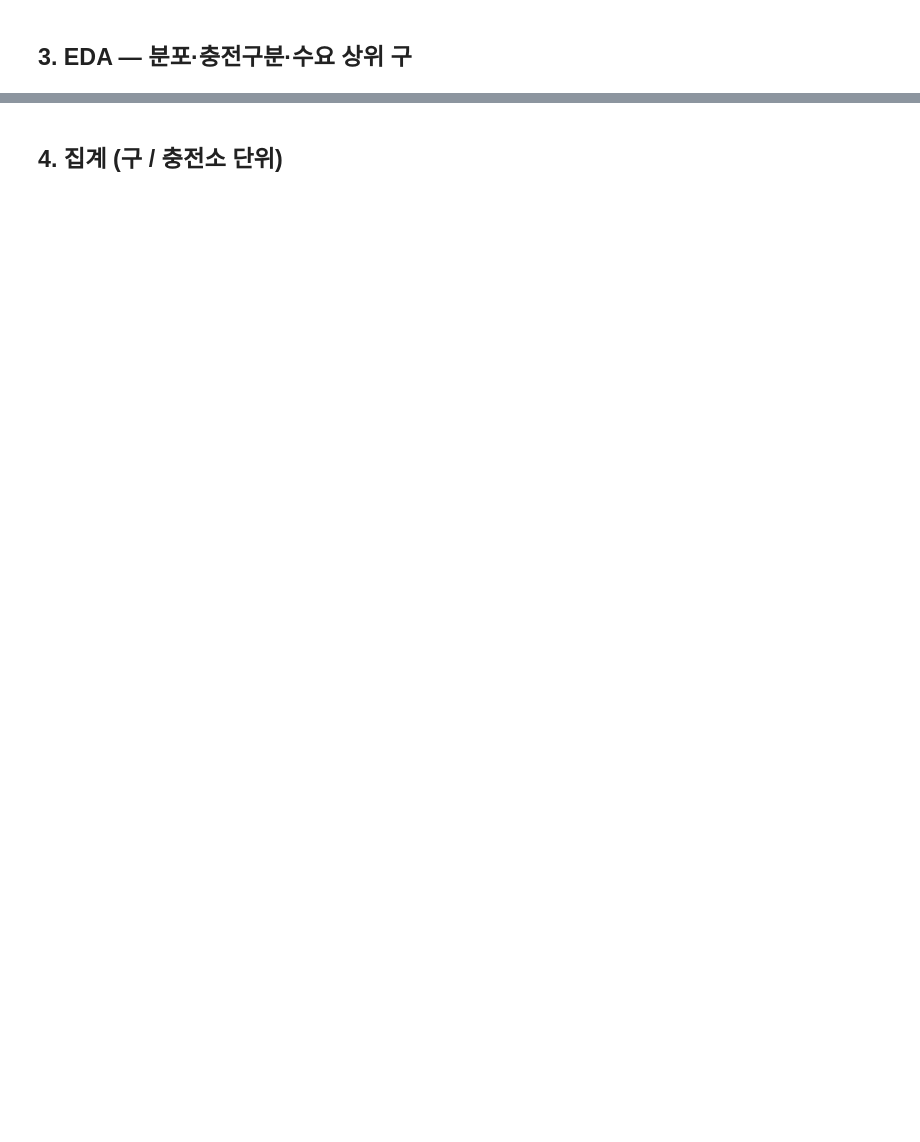
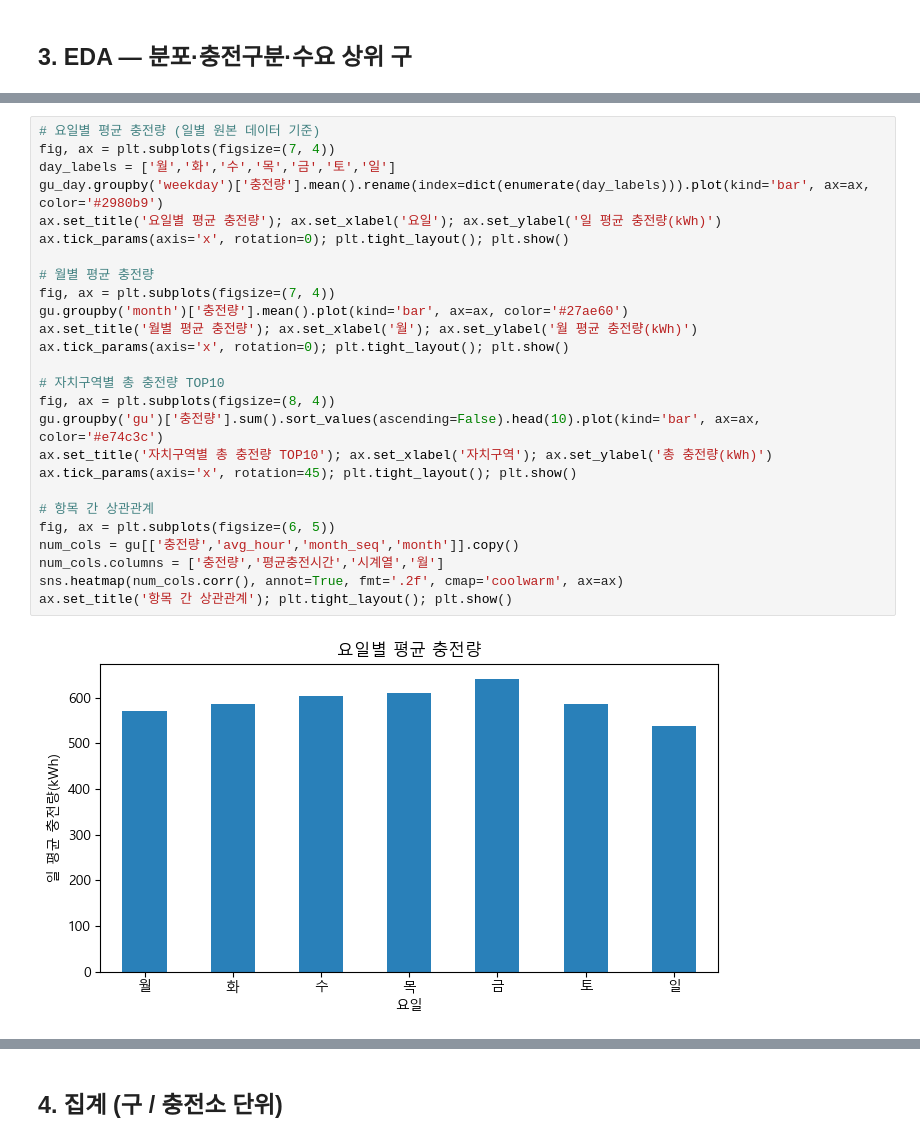
Before and after one commit to 50seok/SeoulEVCheck, a Jupyter notebook: notebooks/week1_ml.ipynb, the cells around one changed output, grey strips where cells are left out. Cells and saved outputs as stored; diff of their text form; blank space fills up the shorter version.

```diff
--- a/notebooks/week1_ml.ipynb
+++ b/notebooks/week1_ml.ipynb
@@ -69,0 +121,28 @@ Name: 충전량, dtype: float64
+# %%
+# 요일별 평균 충전량 (일별 원본 데이터 기준)
+fig, ax = plt.subplots(figsize=(7, 4))
+day_labels = ['월','화','수','목','금','토','일']
+gu_day.groupby('weekday')['충전량'].mean().rename(index=dict(enumerate(day_labels))).plot(kind='bar', ax=ax, color='#2980b9')
+ax.set_title('요일별 평균 충전량'); ax.set_xlabel('요일'); ax.set_ylabel('일 평균 충전량(kWh)')
+ax.tick_params(axis='x', rotation=0); plt.tight_layout(); plt.show()
+
+# 월별 평균 충전량
+fig, ax = plt.subplots(figsize=(7, 4))
+gu.groupby('month')['충전량'].mean().plot(kind='bar', ax=ax, color='#27ae60')
+ax.set_title('월별 평균 충전량'); ax.set_xlabel('월'); ax.set_ylabel('월 평균 충전량(kWh)')
+ax.tick_params(axis='x', rotation=0); plt.tight_layout(); plt.show()
+
+# 자치구역별 총 충전량 TOP10
+fig, ax = plt.subplots(figsize=(8, 4))
+gu.groupby('gu')['충전량'].sum().sort_values(ascending=False).head(10).plot(kind='bar', ax=ax, color='#e74c3c')
+ax.set_title('자치구역별 총 충전량 TOP10'); ax.set_xlabel('자치구역'); ax.set_ylabel('총 충전량(kWh)')
+ax.tick_params(axis='x', rotation=45); plt.tight_layout(); plt.show()
+
+# 항목 간 상관관계
+fig, ax = plt.subplots(figsize=(6, 5))
+num_cols = gu[['충전량','avg_hour','month_seq','month']].copy()
+num_cols.columns = ['충전량','평균충전시간','시계열','월']
+sns.heatmap(num_cols.corr(), annot=True, fmt='.2f', cmap='coolwarm', ax=ax)
+ax.set_title('항목 간 상관관계'); plt.tight_layout(); plt.show()
+# %% [output]
+[figure, added]
```
Also changed, not shown: parts of 12 cells of this notebook.
